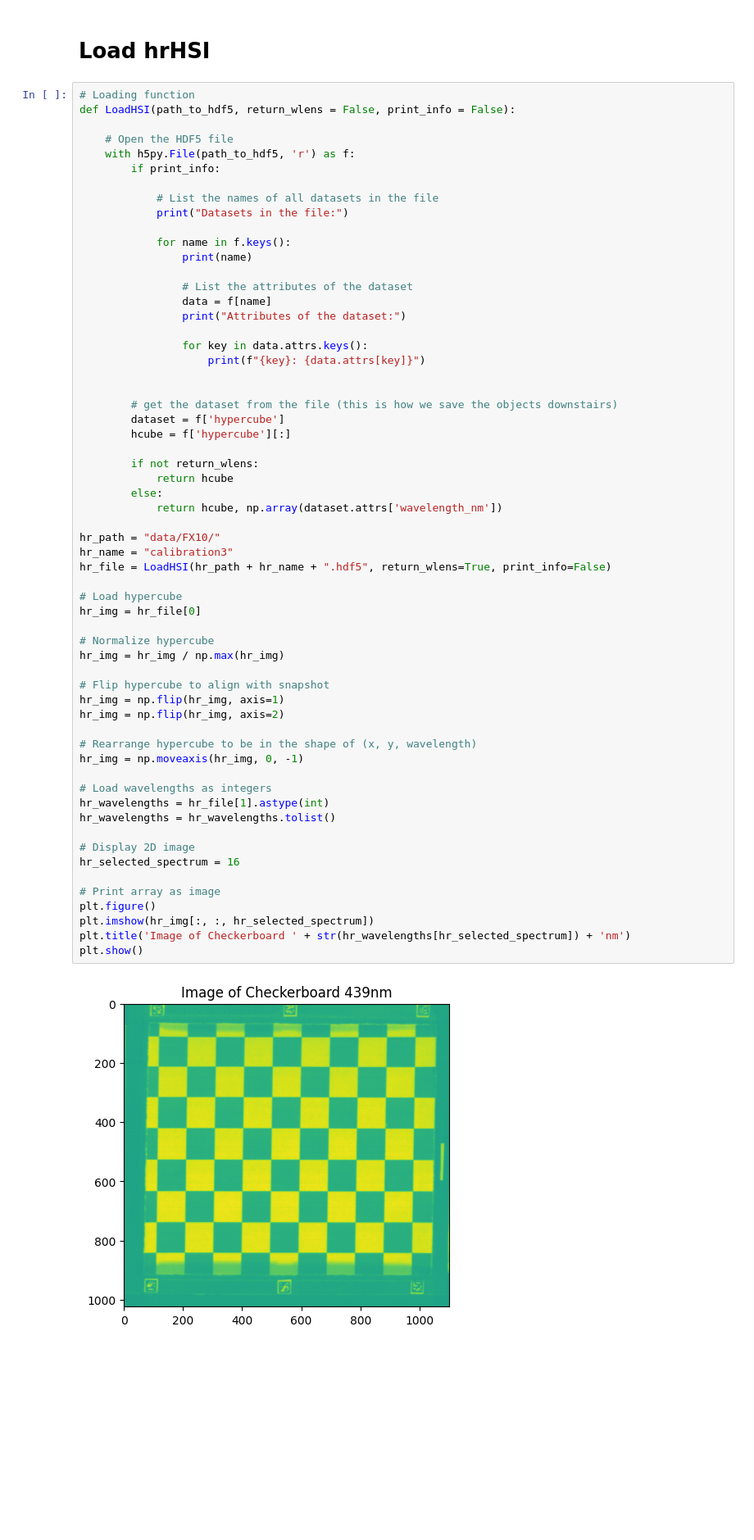
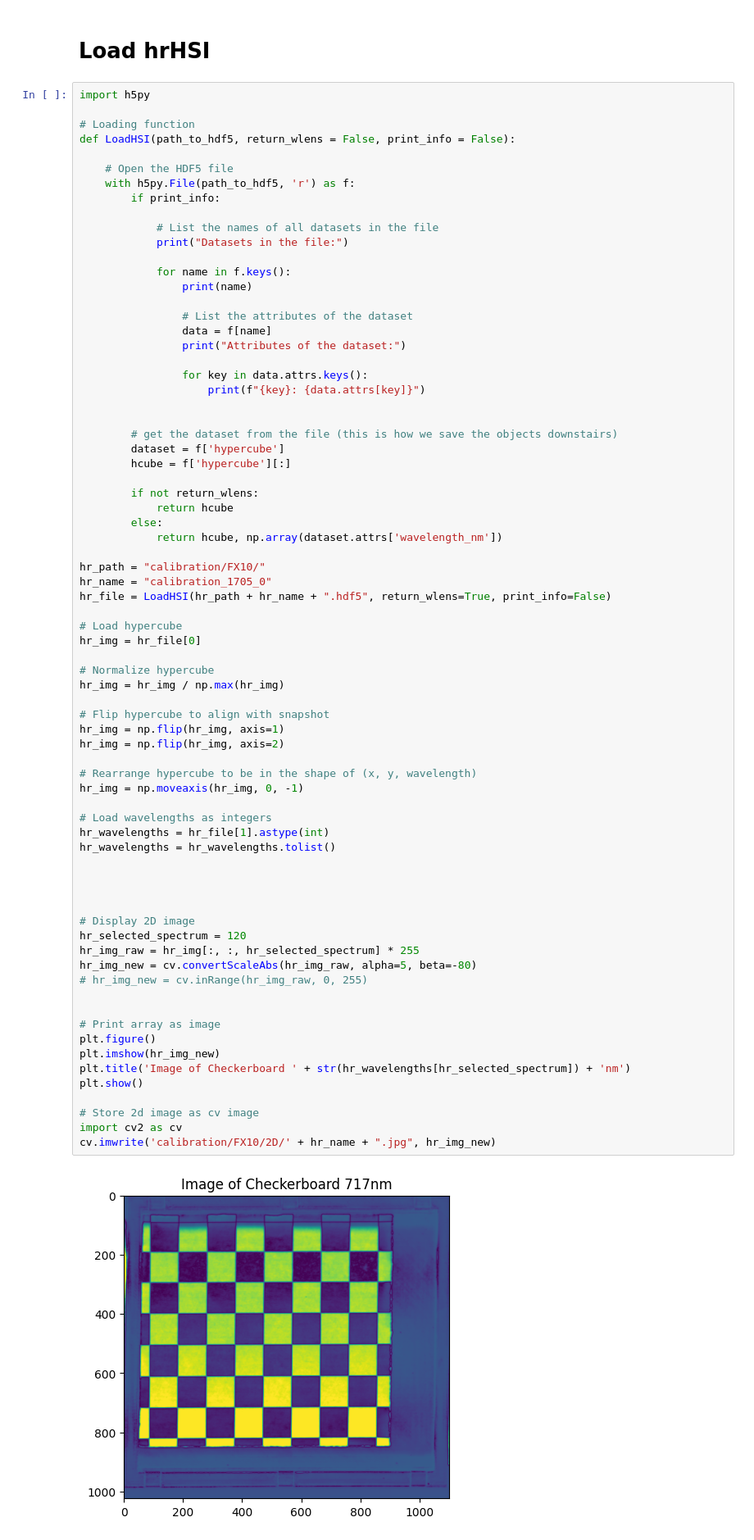
Before and after one commit to amar-music/hyperspectral-snapshot-upscaling, a Jupyter notebook: calibration.ipynb, the cells around one changed output. Shown at 82% size. Drawn from its saved outputs; the diff is of its cells as text; blank space fills up the shorter version.

```diff
--- a/calibration.ipynb
+++ b/calibration.ipynb
@@ -8,6 +7,8 @@ import h5py
 # %% [markdown]
 # Load hrHSI
 # %%
+import h5py
+
 # Loading function
 def LoadHSI(path_to_hdf5, return_wlens = False, print_info = False):
 
@@ -37,35 +38,46 @@ def LoadHSI(path_to_hdf5, return_wlens = False, print_info = False):
             return hcube
         else:
             return hcube, np.array(dataset.attrs['wavelength_nm'])
 
-hr_path = "data/FX10/"
-hr_name = "calibration3"
+hr_path = "calibration/FX10/"
+hr_name = "calibration_1705_0"
 hr_file = LoadHSI(hr_path + hr_name + ".hdf5", return_wlens=True, print_info=False)
 
 # Load hypercube
 hr_img = hr_file[0]
 
 # Normalize hypercube
 hr_img = hr_img / np.max(hr_img)
 
 # Flip hypercube to align with snapshot
 hr_img = np.flip(hr_img, axis=1)
 hr_img = np.flip(hr_img, axis=2)
 
 # Rearrange hypercube to be in the shape of (x, y, wavelength)
 hr_img = np.moveaxis(hr_img, 0, -1)
 
 # Load wavelengths as integers
 hr_wavelengths = hr_file[1].astype(int)
 hr_wavelengths = hr_wavelengths.tolist()
 
+
+
+
 # Display 2D image
-hr_selected_spectrum = 16
+hr_selected_spectrum = 120
+hr_img_raw = hr_img[:, :, hr_selected_spectrum] * 255
+hr_img_new = cv.convertScaleAbs(hr_img_raw, alpha=5, beta=-80)
+# hr_img_new = cv.inRange(hr_img_raw, 0, 255)
+
 
 # Print array as image
 plt.figure()
-plt.imshow(hr_img[:, :, hr_selected_spectrum])
+plt.imshow(hr_img_new)
 plt.title('Image of Checkerboard ' + str(hr_wavelengths[hr_selected_spectrum]) + 'nm')
 plt.show()
+
+# Store 2d image as cv image
+import cv2 as cv
+cv.imwrite('calibration/FX10/2D/' + hr_name + ".jpg", hr_img_new)
 # %% [output]
-[figure, old version]
+[figure, new version]
```
Also changed, not shown: parts of 12 cells of this notebook, 9 other files.
